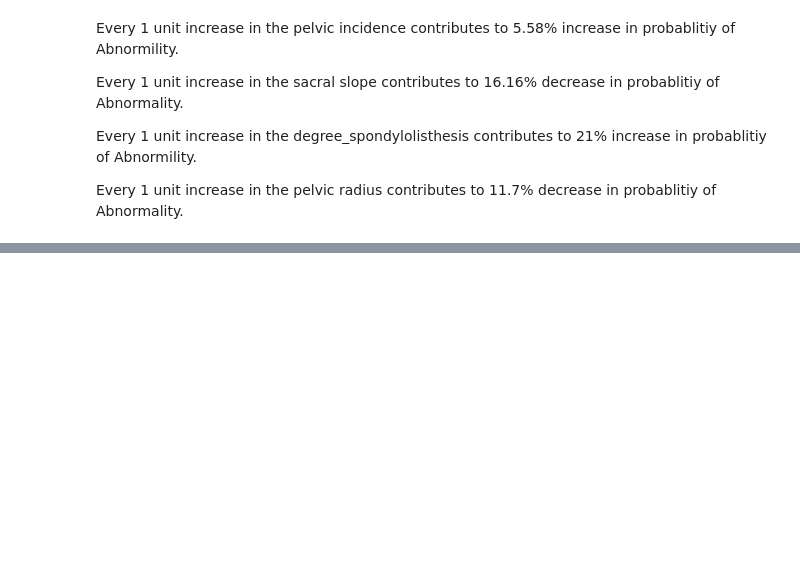
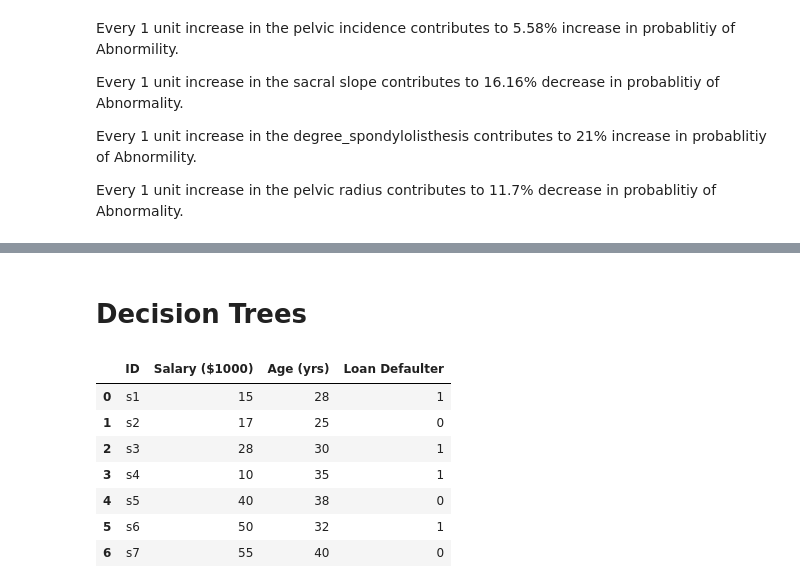
Before and after one commit to pratikasarkar/Supervised-Learning---Classification, a Jupyter notebook: Classification_Basics.ipynb, the cells around one changed output, grey strips where cells are left out. Drawn from its saved outputs; the diff is of its cells as text; code cells hidden in the pictures; blank space fills up the shorter version.

```diff
--- a/Classification_Basics.ipynb
+++ b/Classification_Basics.ipynb
@@ -638,0 +657,2 @@ Every 1 unit increase in the pelvic radius contributes to 11.7% decrease in prob
+# %% [markdown]
+# Decision Trees
@@ -638,0 +664,11 @@ Every 1 unit increase in the pelvic radius contributes to 11.7% decrease in prob
+# %%
+df_dt
+# %% [output]
+|  | ID | Salary ($1000) | Age (yrs) | Loan Defaulter |
+| 0 | s1 | 15 | 28 | 1 |
+| 1 | s2 | 17 | 25 | 0 |
+| 2 | s3 | 28 | 30 | 1 |
+| 3 | s4 | 10 | 35 | 1 |
+| 4 | s5 | 40 | 38 | 0 |
+| 5 | s6 | 50 | 32 | 1 |
+| 6 | s7 | 55 | 40 | 0 |
```
Also changed, not shown: parts of 11 cells of this notebook.
